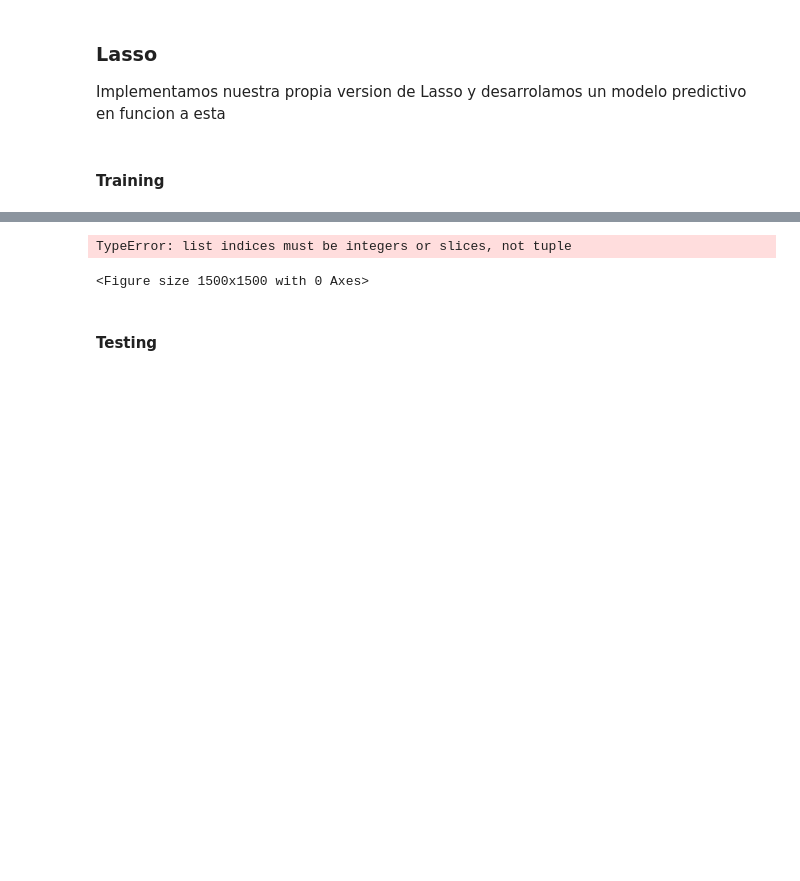
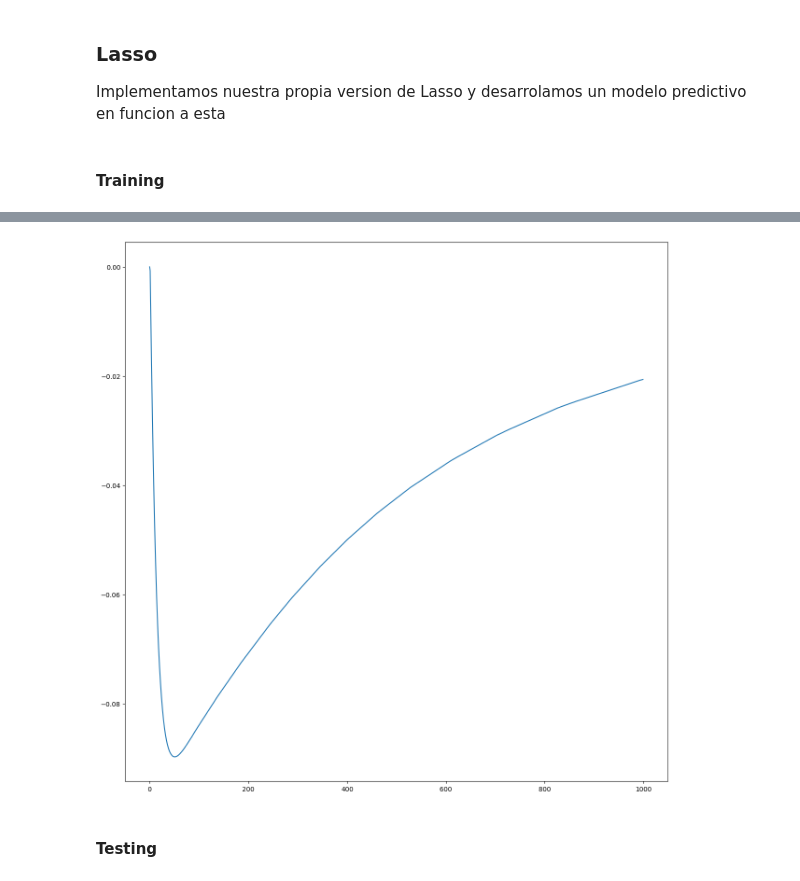
Before and after one commit to JuliIglesias/Inteligencia-Artificial, a Jupyter notebook: TP_1_Base_Bernardez,_Iglesias,_Rickert.ipynb, the cells around one changed output, grey strips where cells are left out. Drawn from its saved outputs; the diff is of its cells as text; code cells hidden in the pictures; blank space fills up the shorter version.

```diff
--- a/TP_1_Base_Bernardez,_Iglesias,_Rickert.ipynb
+++ b/TP_1_Base_Bernardez,_Iglesias,_Rickert.ipynb
@@ -753,11 +800,10 @@ plt.show()
 # %%
 import matplotlib.pyplot as plt
-plt.figure(figsize=(15,15))
-plt.plot(lasso_reg.theta_progress[:,5])
+plt.figure(figsize=(15, 15))
+plt.plot(np.array(lasso_reg.theta_progress)[:, 5])
 plt.show()
 # %% [output]
-TypeError: list indices must be integers or slices, not tuple
-<Figure size 1500x1500 with 0 Axes>
+[figure, added]
 # %% [markdown]
 #### Testing
 # %%
```
Also changed, not shown: parts of 22 cells of this notebook.
